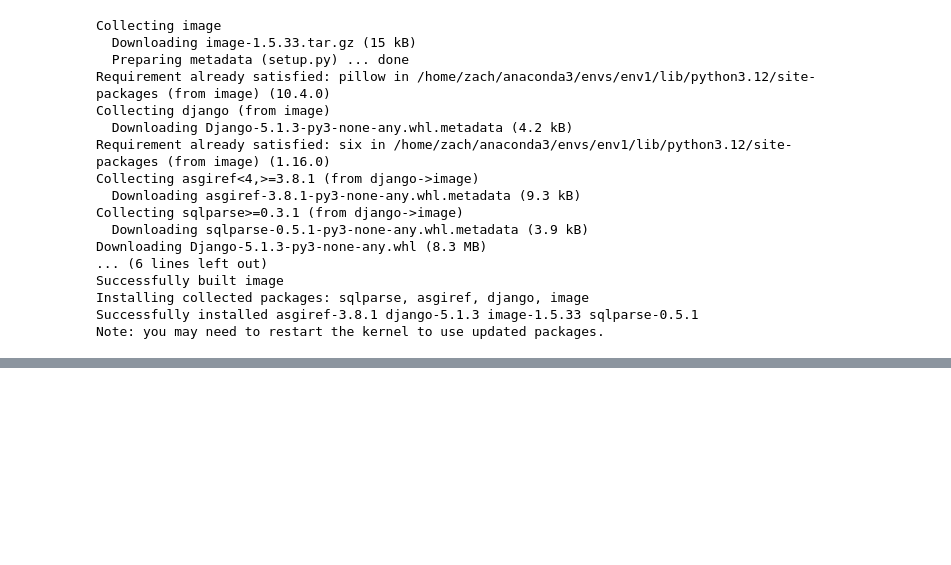
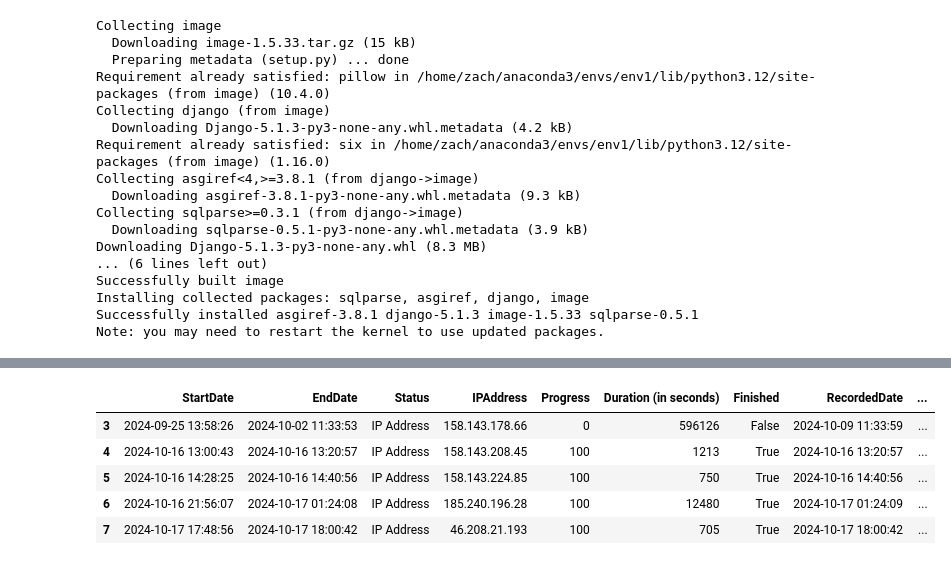
Before and after one commit to z-dickson/LSE-DTP-Introduction, a Jupyter notebook: QR_codes.ipynb, the cells around one changed output, grey strips where cells are left out. Saved outputs shown, nothing was run; the diff lists cells and outputs as text; code cells hidden in the pictures; blank space fills up the shorter version.

```diff
--- a/QR_codes.ipynb
+++ b/QR_codes.ipynb
@@ -56,0 +90,9 @@ create_QR("'https://info.lse.ac.uk/current-students/student-wellbeing'",
+# %%
+df.head()
+# %% [output]
+|  | StartDate | EndDate | Status | IPAddress | Progress | Duration (in seconds) | Finished | RecordedDate | ... |
+| 3 | 2024-09-25 13:58:26 | 2024-10-02 11:33:53 | IP Address | 158.143.178.66 | 0 | 596126 | False | 2024-10-09 11:33:59 | ... |
+| 4 | 2024-10-16 13:00:43 | 2024-10-16 13:20:57 | IP Address | 158.143.208.45 | 100 | 1213 | True | 2024-10-16 13:20:57 | ... |
+| 5 | 2024-10-16 14:28:25 | 2024-10-16 14:40:56 | IP Address | 158.143.224.85 | 100 | 750 | True | 2024-10-16 14:40:56 | ... |
+| 6 | 2024-10-16 21:56:07 | 2024-10-17 01:24:08 | IP Address | 185.240.196.28 | 100 | 12480 | True | 2024-10-17 01:24:09 | ... |
+| 7 | 2024-10-17 17:48:56 | 2024-10-17 18:00:42 | IP Address | 46.208.21.193 | 100 | 705 | True | 2024-10-17 18:00:42 | ... |
```
Also changed, not shown: parts of 5 cells of this notebook, 6 other files.
